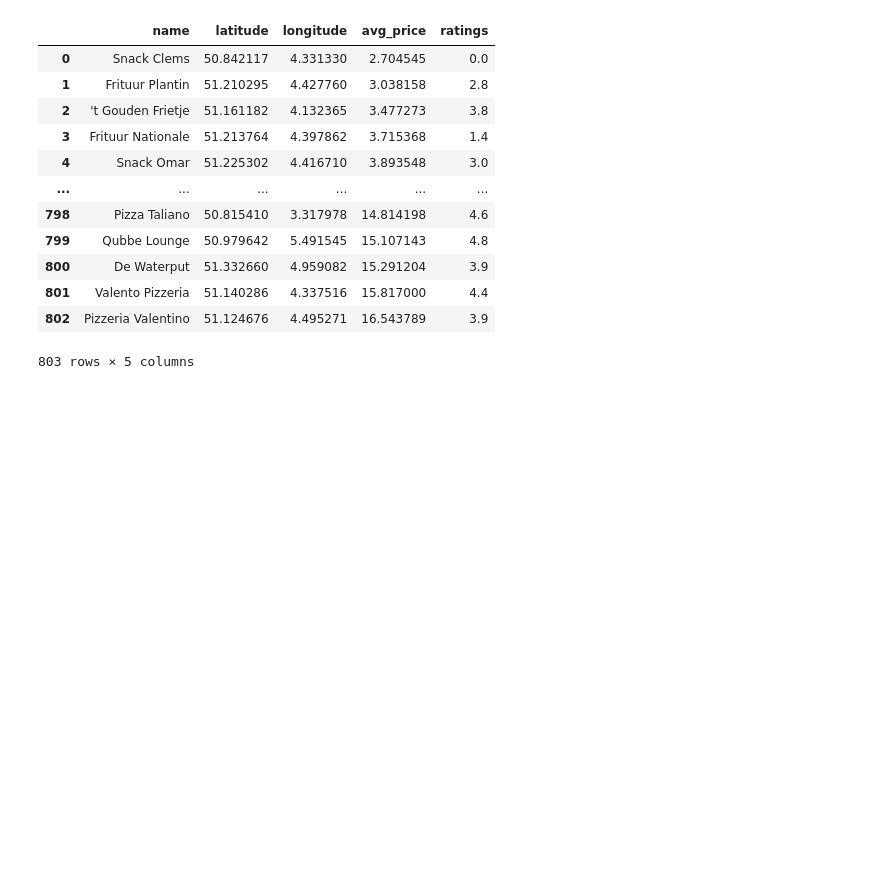
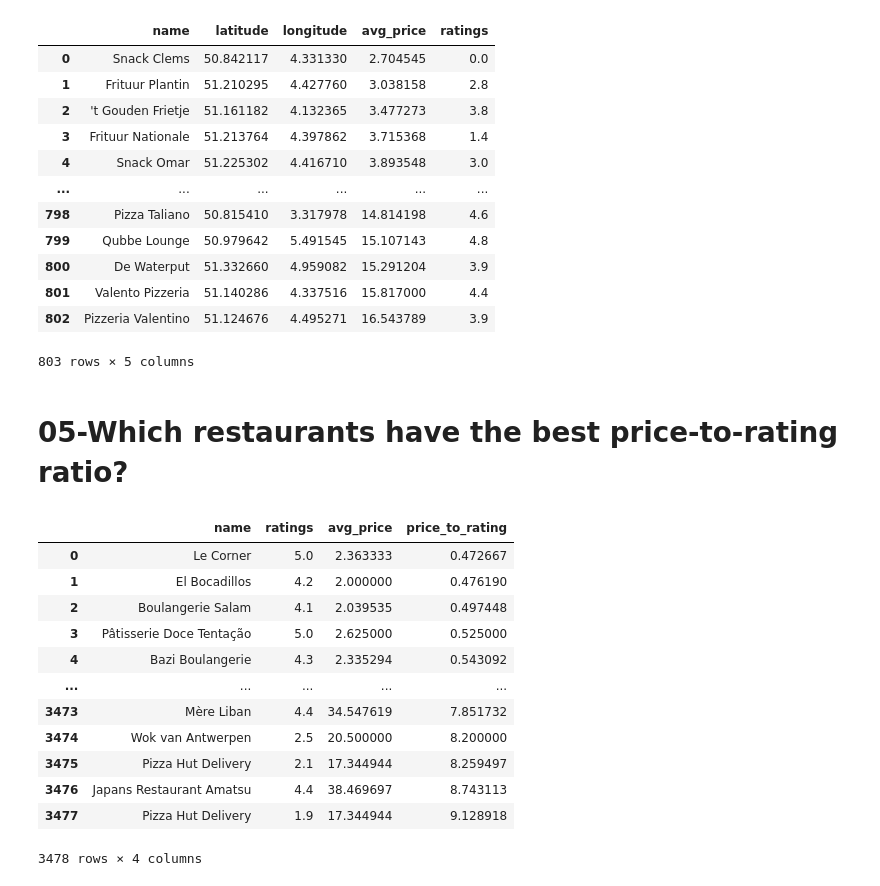
Before and after one commit to kristinnuyens/delivery-market-analysis, a Jupyter notebook: notebooks/SQL.ipynb, the cells around one changed output. Saved outputs shown, nothing was run; the diff lists cells and outputs as text; code cells hidden in the pictures; blank space fills up the shorter version.

```diff
--- a/notebooks/SQL.ipynb
+++ b/notebooks/SQL.ipynb
@@ -150,3 +150,41 @@ df_result
 | 801 | Valento Pizzeria | 51.140286 | 4.337516 | 15.817000 | 4.4 |
 | 802 | Pizzeria Valentino | 51.124676 | 4.495271 | 16.543789 | 3.9 |
 803 rows × 5 columns
+# %% [markdown]
+# 05-Which restaurants have the best price-to-rating ratio?
+# %%
+sql = """
+SELECT
+    r.name,
+    r.ratings,
+    AVG(m.price) AS avg_price,
+    AVG(m.price) / r.ratings AS price_to_rating
+FROM restaurants AS r
+JOIN menuitems AS m
+    ON r.primarySlug = m.primarySlug
+WHERE r.ratings > 0
+GROUP BY r.name, r.ratings
+ORDER BY price_to_rating
+"""
+df_result = pd.read_sql_query(sql, conn)
+
+df_result.to_csv(
+    SQL_OUT / "05_best_price_to_rating_ratio.csv",
+    index=False
+)
+
+df_result
+# %% [output]
+|  | name | ratings | avg_price | price_to_rating |
+| 0 | Le Corner | 5.0 | 2.363333 | 0.472667 |
+| 1 | El Bocadillos | 4.2 | 2.000000 | 0.476190 |
+| 2 | Boulangerie Salam | 4.1 | 2.039535 | 0.497448 |
+| 3 | Pâtisserie Doce Tentação | 5.0 | 2.625000 | 0.525000 |
+| 4 | Bazi Boulangerie | 4.3 | 2.335294 | 0.543092 |
+| ... | ... | ... | ... | ... |
+| 3473 | Mère Liban | 4.4 | 34.547619 | 7.851732 |
+| 3474 | Wok van Antwerpen | 2.5 | 20.500000 | 8.200000 |
+| 3475 | Pizza Hut Delivery | 2.1 | 17.344944 | 8.259497 |
+| 3476 | Japans Restaurant Amatsu | 4.4 | 38.469697 | 8.743113 |
+| 3477 | Pizza Hut Delivery | 1.9 | 17.344944 | 9.128918 |
+3478 rows × 4 columns
```
Also changed, not shown: parts of 10 cells of this notebook, 7 other files.
